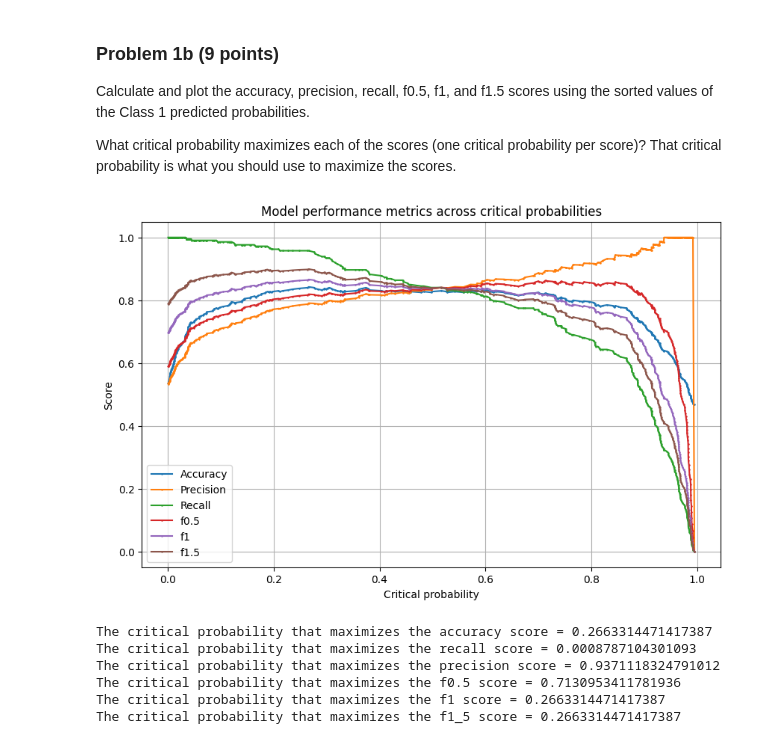
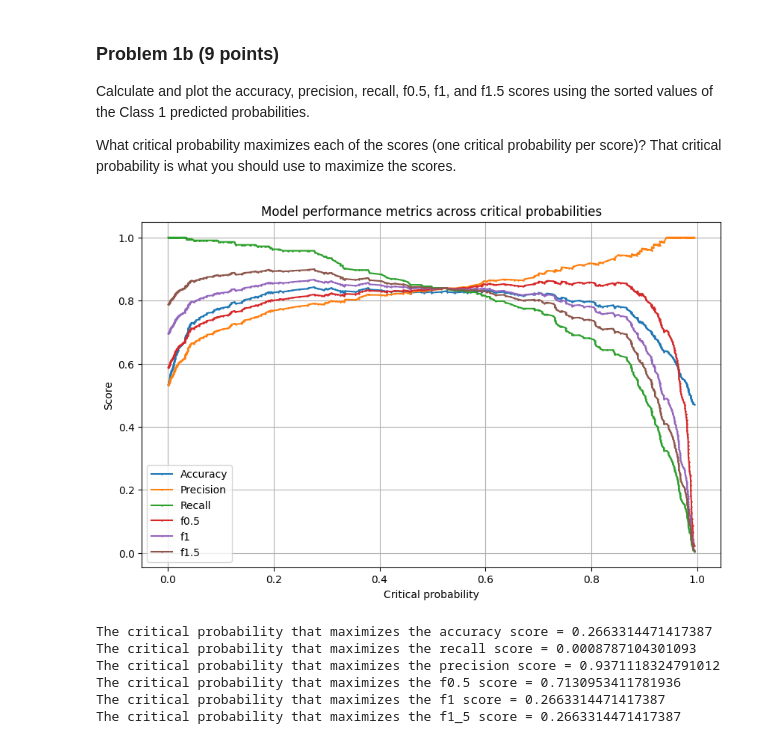
Before and after one commit to kyulli/data1030-fall2025, a Jupyter notebook: homework/ps7-kyulli/PS7.ipynb, the cells around one changed output. Cells and saved outputs as stored; diff of their text form; code cells hidden in the pictures.

```diff
--- a/homework/ps7-kyulli/PS7.ipynb
+++ b/homework/ps7-kyulli/PS7.ipynb
@@ -138,35 +138,35 @@ accs = []
 pres = []
 recs = []
 f0_5 = []
 f1 = []
 f1_5 = []
 
 for i in range(len(p_crits)):
     p_crit = p_crits[i]
-    y_pred = (pred_prob_class1 > p_crit).astype(int)
+    y_pred = (pred_prob_class1 >= p_crit).astype(int)
 
     accs.append(accuracy_score(y_true, y_pred))
     pres.append(precision_score(y_true,y_pred))
     recs.append(recall_score(y_true, y_pred))
     f0_5.append(fbeta_score(y_true, y_pred, beta=0.5))
     f1.append(fbeta_score(y_true, y_pred, beta=1))
     f1_5.append(fbeta_score(y_true, y_pred, beta=1.5))
 
 plt.figure(figsize=(10,6))
 plt.plot(p_crits, accs, marker='o', markersize = 0.8, label='Accuracy')
 plt.plot(p_crits, pres, marker='o', markersize = 0.8, label='Precision')
 plt.plot(p_crits, recs, marker='o', markersize = 0.8, label='Recall')
 plt.plot(p_crits, f0_5, marker='o', markersize = 0.8, label='f0.5')
 plt.plot(p_crits, f1, marker='o', markersize = 0.8, label='f1')
 plt.plot(p_crits, f1_5, marker='o', markersize = 0.8, label='f1.5')
 
 plt.xlabel("Critical probability")
 plt.ylabel("Score")
 plt.title("Model performance metrics across critical probabilities")
 plt.legend()
 plt.grid(True)
 # %% [output]
-[figure, old version]
+[figure, new version]
 # %%
 print('The critical probability that maximizes the accuracy score =', p_crits[np.argmax(accs)])
 print('The critical probability that maximizes the recall score =', p_crits[np.argmax(recs)])
```
Also changed, not shown: parts of 4 cells of this notebook, 2 other files.
